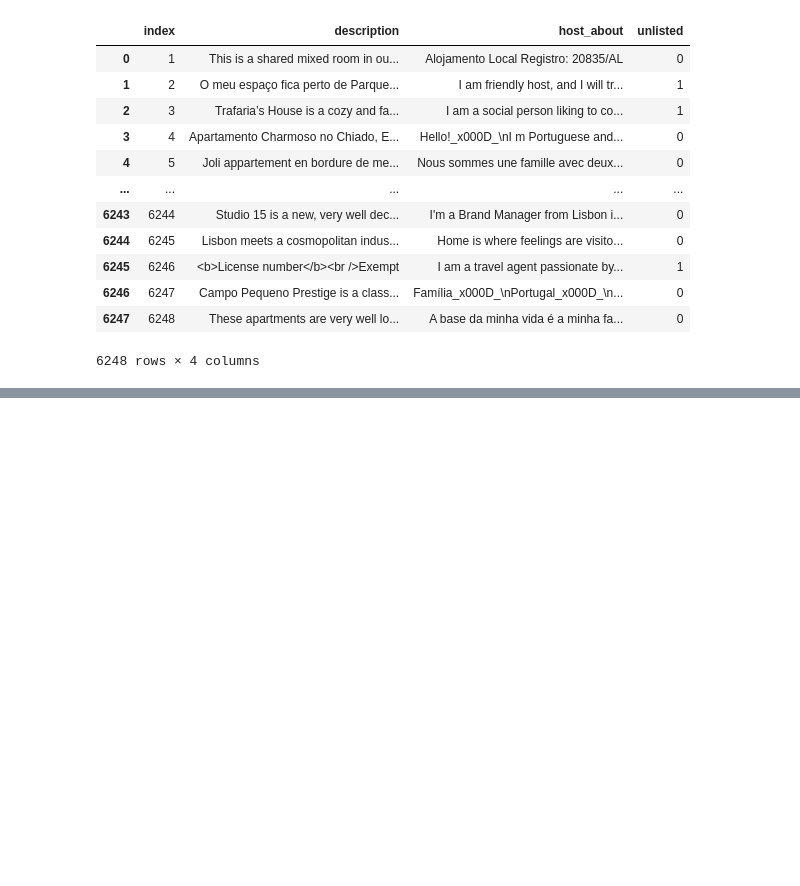
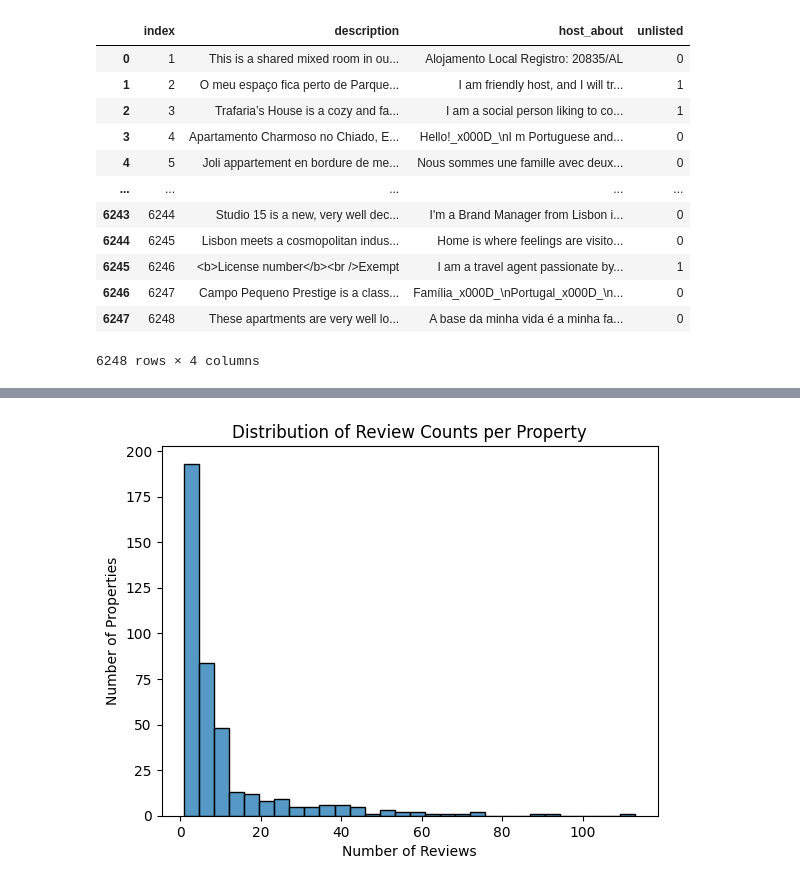
Before and after one commit to ontenkutsenko/NLP_Airbnb_Delisting_Prediction, a Jupyter notebook: Baseline.ipynb, the cells around one changed output, grey strips where cells are left out. Cells and saved outputs as stored; diff of their text form; code cells hidden in the pictures; blank space fills up the shorter version.

```diff
--- a/Baseline.ipynb
+++ b/Baseline.ipynb
@@ -63,0 +81,8 @@ df_train_reviews.head(50)
+# %%
+sns.histplot(df_train_reviews['index'].value_counts().value_counts(), bins=30)
+plt.title('Distribution of Review Counts per Property')
+plt.xlabel('Number of Reviews')
+plt.ylabel('Number of Properties')
+plt.show()
+# %% [output]
+[figure, added]
```
Also changed, not shown: parts of 12 cells of this notebook.
